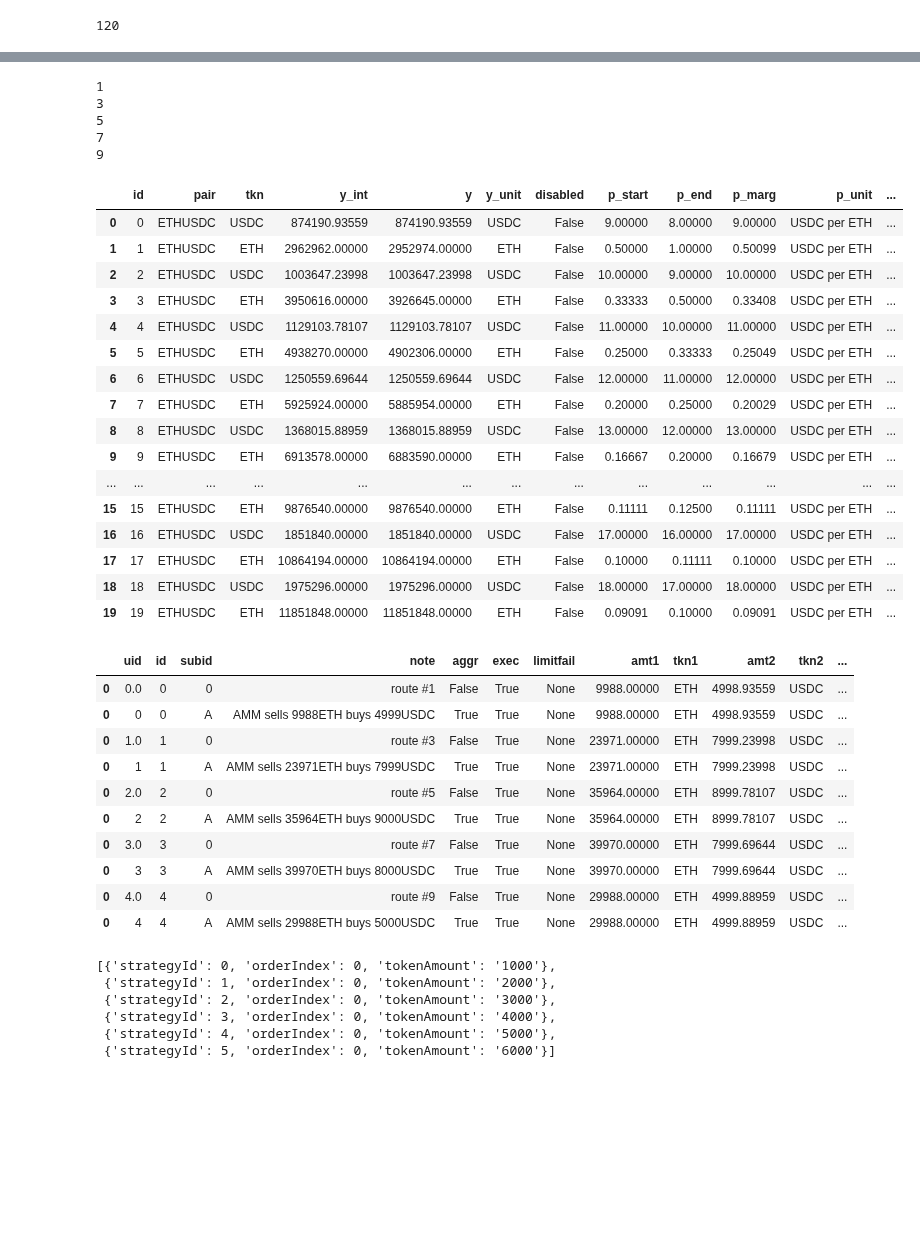
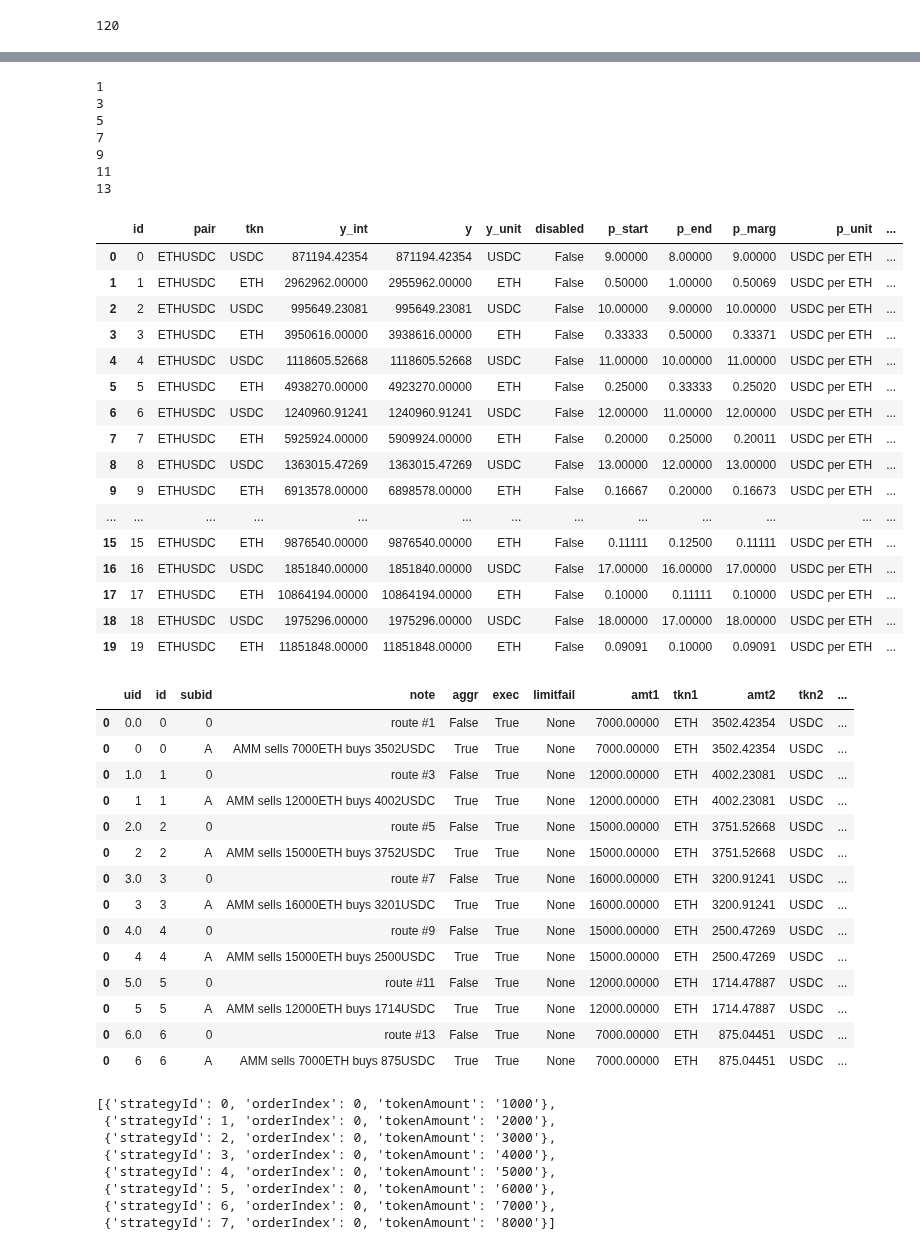
Before and after one commit to bancorprotocol/carbon-simulator, a Jupyter notebook: CarbonSim-Demo-5-5.ipynb, the cells around one changed output, grey strips where cells are left out. Saved outputs shown, nothing was run; the diff lists cells and outputs as text; code cells hidden in the pictures; blank space fills up the shorter version.

```diff
--- a/CarbonSim-Demo-5-5.ipynb
+++ b/CarbonSim-Demo-5-5.ipynb
@@ -14,7 +17,7 @@ In this demo we investigate the **Fast Router performance** against test orders
 # %% [markdown]
 Initialize a fast simulator
 # %%
-filename = 'tradeBySourceAmount (2).json'
+filename = '20221219_tradeByTargetAmount.json'
 if 'Target' in filename:
     is_by_target = True
 else:
@@ -22,5 +25,5 @@ else:
 f = open(filename , "r")
 bm = f.read()
 bm_json = json.loads(bm)
-print(len(bm_json), is_by_target)
+print(len(bm_json))
 # %% [output]
@@ -59,7 +62,7 @@ len(bm_json)
 # %%
 pd.set_option('display.float_format', lambda x: '%.5f' % x)
 
-setup_index = 5
+setup_index = 7
 
 strats = pd.DataFrame()
 strat_count = 0
@@ -89,40 +92,40 @@ strats
 # %%
 pd.set_option('display.float_format', lambda x: '%.5f' % x)
 
-
-Sim = CarbonSimulatorUI(pair="ETH/USDC", verbose=False, matching_method='exact', raiseonerror=True)
 FastSim = CarbonSimulatorUI(pair="ETH/USDC", verbose=False, matching_method='fast', raiseonerror=True)
 
 for i in strats.order[::2]:
     FastSim.add_strategy('USDC', strats.y_int[i], strats.highestRate[i], strats.lowestRate[i], strats.y_int[i+1], 1/strats.highestRate[i+1], 1/strats.lowestRate[i+1])
     if strats.fix_trade[i] > 0.0000001:
         print(i)
         FastSim.amm_sells('USDC', amt=strats.fix_trade[i], execute=True, use_positions=[i], use_positions_matchlevel=[i])['trades']
 
 for i in strats.order[1::2]:
     if strats.fix_trade[i] > 0.0000001:
         print(i)
         FastSim.amm_sells('ETH', amt=strats.fix_trade[i], execute=True, use_positions=[i], use_positions_matchlevel=[i])['trades']
 
 initial_orders = FastSim.state()['orders']
 initial_orders
 # %% [output]
 1
 3
 5
 7
 9
+11
+13
 |  | id | pair | tkn | y_int | y | y_unit | disabled | p_start | p_end | p_marg | p_unit | ... |
-| 0 | 0 | ETHUSDC | USDC | 874190.93559 | 874190.93559 | USDC | False | 9.00000 | 8.00000 | 9.00000 | USDC per ETH | ... |
-| 1 | 1 | ETHUSDC | ETH | 2962962.00000 | 2952974.00000 | ETH | False | 0.50000 | 1.00000 | 0.50099 | USDC per ETH | ... |
-| 2 | 2 | ETHUSDC | USDC | 1003647.23998 | 1003647.23998 | USDC | False | 10.00000 | 9.00000 | 10.00000 | USDC per ETH | ... |
-| 3 | 3 | ETHUSDC | ETH | 3950616.00000 | 3926645.00000 | ETH | False | 0.33333 | 0.50000 | 0.33408 | USDC per ETH | ... |
-| 4 | 4 | ETHUSDC | USDC | 1129103.78107 | 1129103.78107 | USDC | False | 11.00000 | 10.00000 | 11.00000 | USDC per ETH | ... |
-| 5 | 5 | ETHUSDC | ETH | 4938270.00000 | 4902306.00000 | ETH | False | 0.25000 | 0.33333 | 0.25049 | USDC per ETH | ... |
-| 6 | 6 | ETHUSDC | USDC | 1250559.69644 | 1250559.69644 | USDC | False | 12.00000 | 11.00000 | 12.00000 | USDC per ETH | ... |
-| 7 | 7 | ETHUSDC | ETH | 5925924.00000 | 5885954.00000 | ETH | False | 0.20000 | 0.25000 | 0.20029 | USDC per ETH | ... |
-| 8 | 8 | ETHUSDC | USDC | 1368015.88959 | 1368015.88959 | USDC | False | 13.00000 | 12.00000 | 13.00000 | USDC per ETH | ... |
-| 9 | 9 | ETHUSDC | ETH | 6913578.00000 | 6883590.00000 | ETH | False | 0.16667 | 0.20000 | 0.16679 | USDC per ETH | ... |
+| 0 | 0 | ETHUSDC | USDC | 871194.42354 | 871194.42354 | USDC | False | 9.00000 | 8.00000 | 9.00000 | USDC per ETH | ... |
+| 1 | 1 | ETHUSDC | ETH | 2962962.00000 | 2955962.00000 | ETH | False | 0.50000 | 1.00000 | 0.50069 | USDC per ETH | ... |
+| 2 | 2 | ETHUSDC | USDC | 995649.23081 | 995649.23081 | USDC | False | 10.00000 | 9.00000 | 10.00000 | USDC per ETH | ... |
+| 3 | 3 | ETHUSDC | ETH | 3950616.00000 | 3938616.00000 | ETH | False | 0.33333 | 0.50000 | 0.33371 | USDC per ETH | ... |
+| 4 | 4 | ETHUSDC | USDC | 1118605.52668 | 1118605.52668 | USDC | False | 11.00000 | 10.00000 | 11.00000 | USDC per ETH | ... |
+| 5 | 5 | ETHUSDC | ETH | 4938270.00000 | 4923270.00000 | ETH | False | 0.25000 | 0.33333 | 0.25020 | USDC per ETH | ... |
+| 6 | 6 | ETHUSDC | USDC | 1240960.91241 | 1240960.91241 | USDC | False | 12.00000 | 11.00000 | 12.00000 | USDC per ETH | ... |
+| 7 | 7 | ETHUSDC | ETH | 5925924.00000 | 5909924.00000 | ETH | False | 0.20000 | 0.25000 | 0.20011 | USDC per ETH | ... |
+| 8 | 8 | ETHUSDC | USDC | 1363015.47269 | 1363015.47269 | USDC | False | 13.00000 | 12.00000 | 13.00000 | USDC per ETH | ... |
+| 9 | 9 | ETHUSDC | ETH | 6913578.00000 | 6898578.00000 | ETH | False | 0.16667 | 0.20000 | 0.16673 | USDC per ETH | ... |
 | ... | ... | ... | ... | ... | ... | ... | ... | ... | ... | ... | ... | ... |
 | 15 | 15 | ETHUSDC | ETH | 9876540.00000 | 9876540.00000 | ETH | False | 0.11111 | 0.12500 | 0.11111 | USDC per ETH | ... |
 | 16 | 16 | ETHUSDC | USDC | 1851840.00000 | 1851840.00000 | USDC | False | 17.00000 | 16.00000 | 17.00000 | USDC per ETH | ... |
@@ -133,16 +136,20 @@ initial_orders
 FastSim.state()['trades']
 # %% [output]
 |  | uid | id | subid | note | aggr | exec | limitfail | amt1 | tkn1 | amt2 | tkn2 | ... |
-| 0 | 0.0 | 0 | 0 | route #1 | False | True | None | 9988.00000 | ETH | 4998.93559 | USDC | ... |
-| 0 | 0 | 0 | A | AMM sells 9988ETH buys 4999USDC | True | True | None | 9988.00000 | ETH | 4998.93559 | USDC | ... |
-| 0 | 1.0 | 1 | 0 | route #3 | False | True | None | 23971.00000 | ETH | 7999.23998 | USDC | ... |
-| 0 | 1 | 1 | A | AMM sells 23971ETH buys 7999USDC | True | True | None | 23971.00000 | ETH | 7999.23998 | USDC | ... |
-| 0 | 2.0 | 2 | 0 | route #5 | False | True | None | 35964.00000 | ETH | 8999.78107 | USDC | ... |
-| 0 | 2 | 2 | A | AMM sells 35964ETH buys 9000USDC | True | True | None | 35964.00000 | ETH | 8999.78107 | USDC | ... |
-| 0 | 3.0 | 3 | 0 | route #7 | False | True | None | 39970.00000 | ETH | 7999.69644 | USDC | ... |
-| 0 | 3 | 3 | A | AMM sells 39970ETH buys 8000USDC | True | True | None | 39970.00000 | ETH | 7999.69644 | USDC | ... |
-| 0 | 4.0 | 4 | 0 | route #9 | False | True | None | 29988.00000 | ETH | 4999.88959 | USDC | ... |
-| 0 | 4 | 4 | A | AMM sells 29988ETH buys 5000USDC | True | True | None | 29988.00000 | ETH | 4999.88959 | USDC | ... |
+| 0 | 0.0 | 0 | 0 | route #1 | False | True | None | 7000.00000 | ETH | 3502.42354 | USDC | ... |
+| 0 | 0 | 0 | A | AMM sells 7000ETH buys 3502USDC | True | True | None | 7000.00000 | ETH | 3502.42354 | USDC | ... |
+| 0 | 1.0 | 1 | 0 | route #3 | False | True | None | 12000.00000 | ETH | 4002.23081 | USDC | ... |
+| 0 | 1 | 1 | A | AMM sells 12000ETH buys 4002USDC | True | True | None | 12000.00000 | ETH | 4002.23081 | USDC | ... |
+| 0 | 2.0 | 2 | 0 | route #5 | False | True | None | 15000.00000 | ETH | 3751.52668 | USDC | ... |
+| 0 | 2 | 2 | A | AMM sells 15000ETH buys 3752USDC | True | True | None | 15000.00000 | ETH | 3751.52668 | USDC | ... |
+| 0 | 3.0 | 3 | 0 | route #7 | False | True | None | 16000.00000 | ETH | 3200.91241 | USDC | ... |
+| 0 | 3 | 3 | A | AMM sells 16000ETH buys 3201USDC | True | True | None | 16000.00000 | ETH | 3200.91241 | USDC | ... |
+| 0 | 4.0 | 4 | 0 | route #9 | False | True | None | 15000.00000 | ETH | 2500.47269 | USDC | ... |
+| 0 | 4 | 4 | A | AMM sells 15000ETH buys 2500USDC | True | True | None | 15000.00000 | ETH | 2500.47269 | USDC | ... |
+| 0 | 5.0 | 5 | 0 | route #11 | False | True | None | 12000.00000 | ETH | 1714.47887 | USDC | ... |
+| 0 | 5 | 5 | A | AMM sells 12000ETH buys 1714USDC | True | True | None | 12000.00000 | ETH | 1714.47887 | USDC | ... |
+| 0 | 6.0 | 6 | 0 | route #13 | False | True | None | 7000.00000 | ETH | 875.04451 | USDC | ... |
+| 0 | 6 | 6 | A | AMM sells 7000ETH buys 875USDC | True | True | None | 7000.00000 | ETH | 875.04451 | USDC | ... |
 # %%
 bm_json[setup_index]['actions']
 # %% [output]
@@ -151,7 +158,9 @@ bm_json[setup_index]['actions']
  {'strategyId': 2, 'orderIndex': 0, 'tokenAmount': '3000'},
  {'strategyId': 3, 'orderIndex': 0, 'tokenAmount': '4000'},
  {'strategyId': 4, 'orderIndex': 0, 'tokenAmount': '5000'},
- {'strategyId': 5, 'orderIndex': 0, 'tokenAmount': '6000'}]
+ {'strategyId': 5, 'orderIndex': 0, 'tokenAmount': '6000'},
+ {'strategyId': 6, 'orderIndex': 0, 'tokenAmount': '7000'},
+ {'strategyId': 7, 'orderIndex': 0, 'tokenAmount': '8000'}]
 # %%
 if len(bm_json[setup_index]['actions']) == 1:
     actionList = [bm_json[setup_index]['actions']]
```
Also changed, not shown: parts of 6 cells of this notebook, 2 other files.
